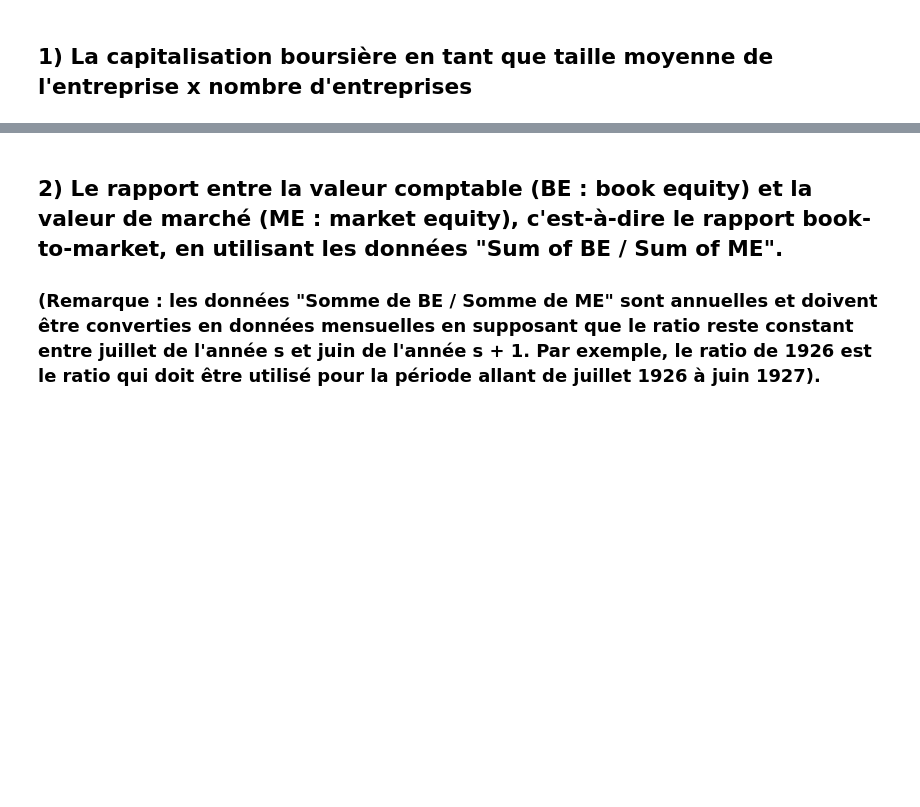
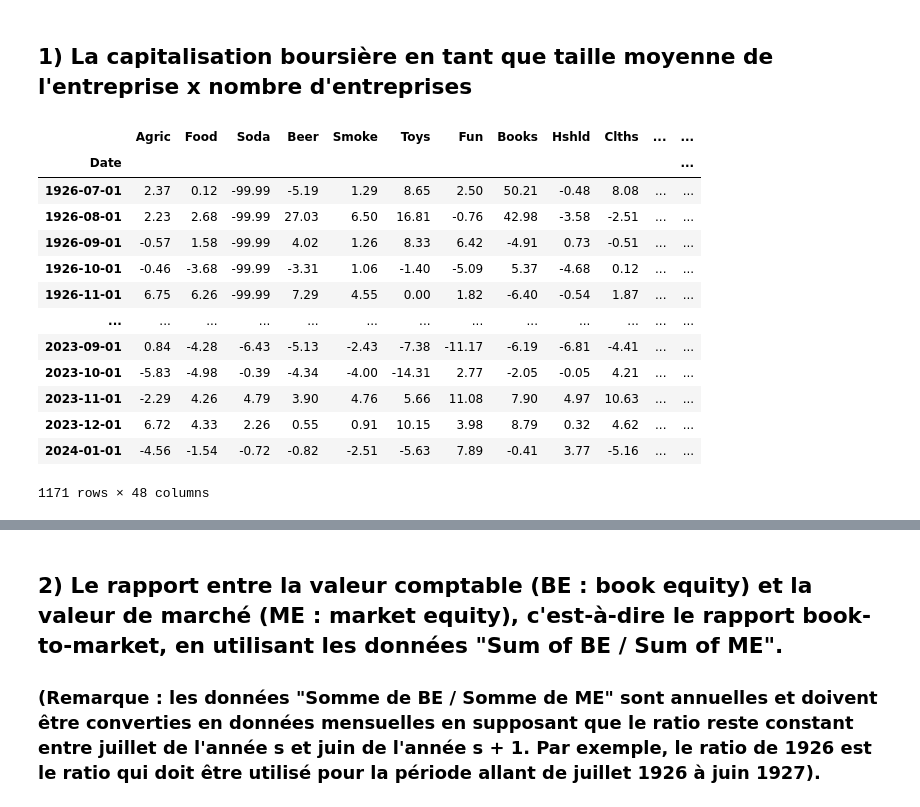
Before and after one commit to DominicPrenovost/TP2-PF-management, a Jupyter notebook: QuestionC.ipynb, the cells around one changed output, grey strips where cells are left out. Saved outputs shown, nothing was run; the diff lists cells and outputs as text; code cells hidden in the pictures; blank space fills up the shorter version.

```diff
--- a/QuestionC.ipynb
+++ b/QuestionC.ipynb
@@ -24,5 +24,22 @@ df_avgsize.set_index('Date', inplace=True)
 df_avgsize = df_avgsize.apply(pd.to_numeric, errors='coerce')
 # %% [markdown]
 ## 1) La capitalisation boursière en tant que taille moyenne de l'entreprise x nombre d'entreprises
+# %%
+df_48ind
+# %% [output]
+|  | Agric | Food | Soda | Beer | Smoke | Toys | Fun | Books | Hshld | Clths | ... | ... |
+| Date |  |  |  |  |  |  |  |  |  |  |  | ... |
+| 1926-07-01 | 2.37 | 0.12 | -99.99 | -5.19 | 1.29 | 8.65 | 2.50 | 50.21 | -0.48 | 8.08 | ... | ... |
+| 1926-08-01 | 2.23 | 2.68 | -99.99 | 27.03 | 6.50 | 16.81 | -0.76 | 42.98 | -3.58 | -2.51 | ... | ... |
+| 1926-09-01 | -0.57 | 1.58 | -99.99 | 4.02 | 1.26 | 8.33 | 6.42 | -4.91 | 0.73 | -0.51 | ... | ... |
+| 1926-10-01 | -0.46 | -3.68 | -99.99 | -3.31 | 1.06 | -1.40 | -5.09 | 5.37 | -4.68 | 0.12 | ... | ... |
+| 1926-11-01 | 6.75 | 6.26 | -99.99 | 7.29 | 4.55 | 0.00 | 1.82 | -6.40 | -0.54 | 1.87 | ... | ... |
+| ... | ... | ... | ... | ... | ... | ... | ... | ... | ... | ... | ... | ... |
+| 2023-09-01 | 0.84 | -4.28 | -6.43 | -5.13 | -2.43 | -7.38 | -11.17 | -6.19 | -6.81 | -4.41 | ... | ... |
+| 2023-10-01 | -5.83 | -4.98 | -0.39 | -4.34 | -4.00 | -14.31 | 2.77 | -2.05 | -0.05 | 4.21 | ... | ... |
+| 2023-11-01 | -2.29 | 4.26 | 4.79 | 3.90 | 4.76 | 5.66 | 11.08 | 7.90 | 4.97 | 10.63 | ... | ... |
+| 2023-12-01 | 6.72 | 4.33 | 2.26 | 0.55 | 0.91 | 10.15 | 3.98 | 8.79 | 0.32 | 4.62 | ... | ... |
+| 2024-01-01 | -4.56 | -1.54 | -0.72 | -0.82 | -2.51 | -5.63 | 7.89 | -0.41 | 3.77 | -5.16 | ... | ... |
+1171 rows × 48 columns
 # %%
 market_cap = df_numfirm.multiply(df_avgsize, axis=0)
```
Also changed, not shown: parts of 3 cells of this notebook.
